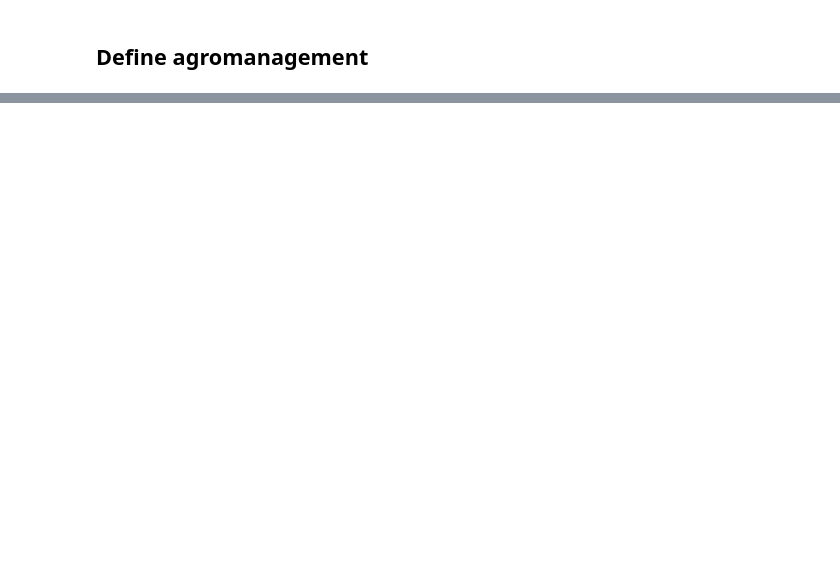
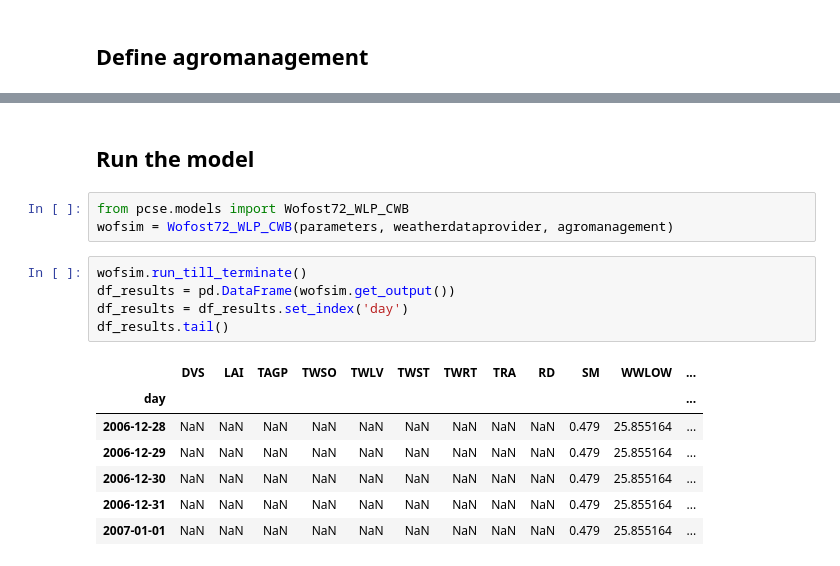
Before and after one commit to geonextgis/cropengine, a Jupyter notebook: docs/examples/run.ipynb, the cells around one changed output, grey strips where cells are left out. Saved outputs shown, nothing was run; the diff lists cells and outputs as text; blank space fills up the shorter version.

```diff
--- a/docs/examples/run.ipynb
+++ b/docs/examples/run.ipynb
@@ -257,0 +289,18 @@ for campaign in agromanagement:
+# %% [markdown]
+## Run the model
+# %%
+from pcse.models import Wofost72_WLP_CWB
+wofsim = Wofost72_WLP_CWB(parameters, weatherdataprovider, agromanagement)
+# %%
+wofsim.run_till_terminate()
+df_results = pd.DataFrame(wofsim.get_output())
+df_results = df_results.set_index('day')
+df_results.tail()
+# %% [output]
+|  | DVS | LAI | TAGP | TWSO | TWLV | TWST | TWRT | TRA | RD | SM | WWLOW | ... |
+| day |  |  |  |  |  |  |  |  |  |  |  | ... |
+| 2006-12-28 | NaN | NaN | NaN | NaN | NaN | NaN | NaN | NaN | NaN | 0.479 | 25.855164 | ... |
+| 2006-12-29 | NaN | NaN | NaN | NaN | NaN | NaN | NaN | NaN | NaN | 0.479 | 25.855164 | ... |
+| 2006-12-30 | NaN | NaN | NaN | NaN | NaN | NaN | NaN | NaN | NaN | 0.479 | 25.855164 | ... |
+| 2006-12-31 | NaN | NaN | NaN | NaN | NaN | NaN | NaN | NaN | NaN | 0.479 | 25.855164 | ... |
+| 2007-01-01 | NaN | NaN | NaN | NaN | NaN | NaN | NaN | NaN | NaN | 0.479 | 25.855164 | ... |
```
Also changed, not shown: parts of 17 cells of this notebook, 13 other files.
